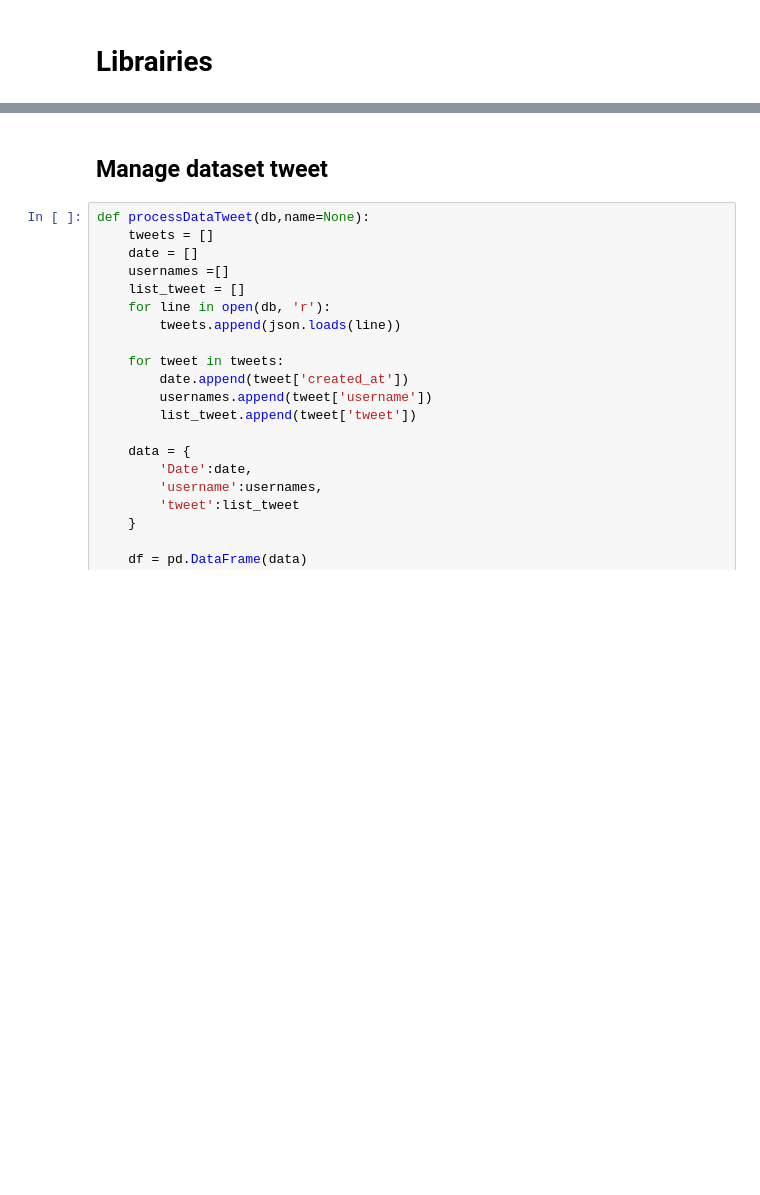
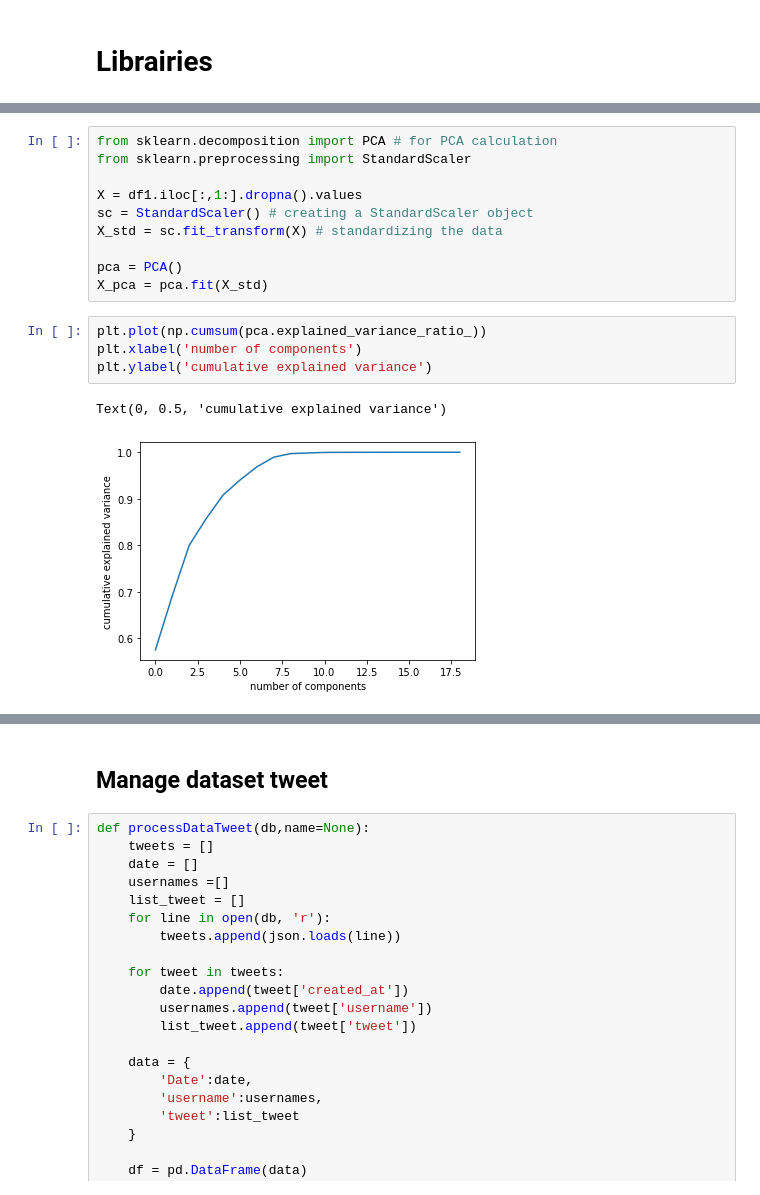
Before and after one commit to dim3003/data-analysis-crypto, a Jupyter notebook: notebooks/gp_notebooks.ipynb, the cells around one changed output, grey strips where cells are left out. Drawn from its saved outputs; the diff is of its cells as text; blank space fills up the shorter version.

```diff
--- a/notebooks/gp_notebooks.ipynb
+++ b/notebooks/gp_notebooks.ipynb
@@ -47,0 +90,17 @@ df_btc
+# %%
+from sklearn.decomposition import PCA # for PCA calculation
+from sklearn.preprocessing import StandardScaler
+
+X = df1.iloc[:,1:].dropna().values
+sc = StandardScaler() # creating a StandardScaler object
+X_std = sc.fit_transform(X) # standardizing the data
+
+pca = PCA()
+X_pca = pca.fit(X_std)
+# %%
+plt.plot(np.cumsum(pca.explained_variance_ratio_))
+plt.xlabel('number of components')
+plt.ylabel('cumulative explained variance')
+# %% [output]
+Text(0, 0.5, 'cumulative explained variance')
+[figure, added]
```
Also changed, not shown: parts of 20 cells of this notebook, 4 other files.
